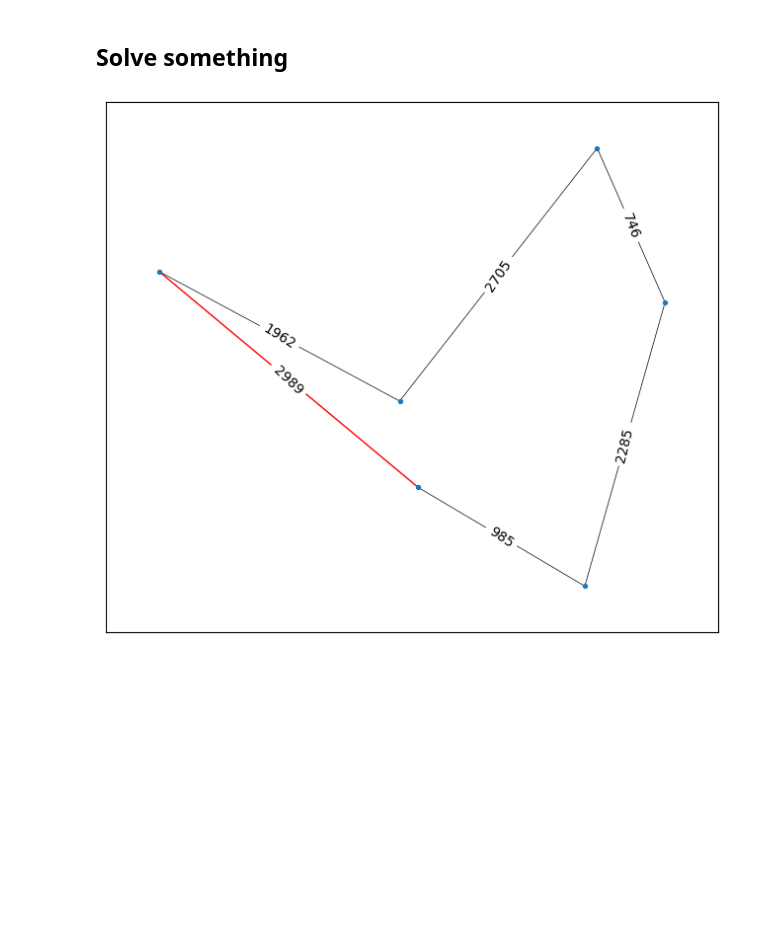
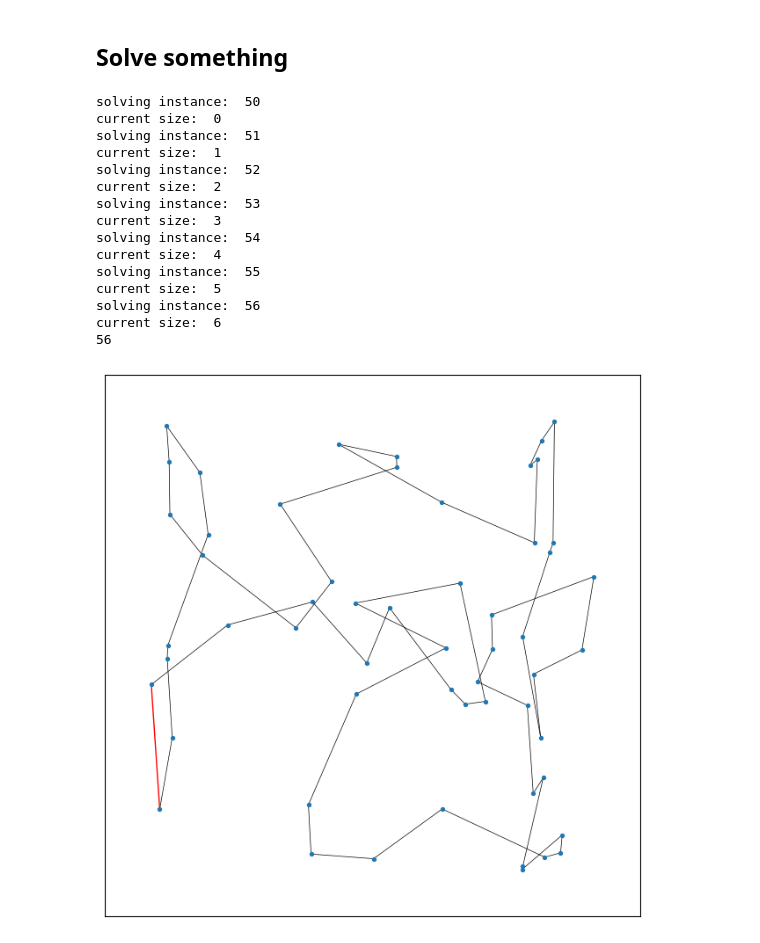
Before and after one commit to uwu-octane/alg_lab, a Jupyter notebook: sheets/02_cpsat/BTSP/cp_BTSP.ipynb, the cells around one changed output. Cells and saved outputs as stored; diff of their text form; code cells hidden in the pictures; blank space fills up the shorter version.

```diff
--- a/sheets/02_cpsat/BTSP/cp_BTSP.ipynb
+++ b/sheets/02_cpsat/BTSP/cp_BTSP.ipynb
@@ -47,9 +48,37 @@ def draw_btsp_edges(edges):
     plt.show()
 # %% [markdown]
 ## Solve something
-# %%
-#random.seed(1234567) # remove if you want random instances
-solver = BTSPSolverCP(random_points(4))
-draw_btsp_edges(solver.solve())
-# %% [output]
-[figure, removed]
+# %%
+#random.seed(1234567) # remove if you want random instances
+#solver = BTSPSolverCP(random_points(4))
+def param_generator():
+    num_nodes = 50
+    increment = 1
+    while True:
+        yield num_nodes, random_points(num_nodes)
+        num_nodes += increment
+generator = param_generator()
+# 0 : not using the circuit constraint
+#results_0 = solver_test(60,100,BTSPSolverCP,generator,0)
+#print(len(results_0[-1]))
+#draw_btsp_edges(results_0[-1])
+results_1 = solver_test(60,100,BTSPSolverCP,generator,1)
+print(len(results_1[-1]))
+draw_btsp_edges(results_1[-1])
+# %% [output]
+solving instance:  50
+current size:  0
+solving instance:  51
+current size:  1
+solving instance:  52
+current size:  2
+solving instance:  53
+current size:  3
+solving instance:  54
+current size:  4
+solving instance:  55
+current size:  5
+solving instance:  56
+current size:  6
+56
+[figure, added]
```
Also changed, not shown: parts of 1 cell of this notebook, 2 other files.
